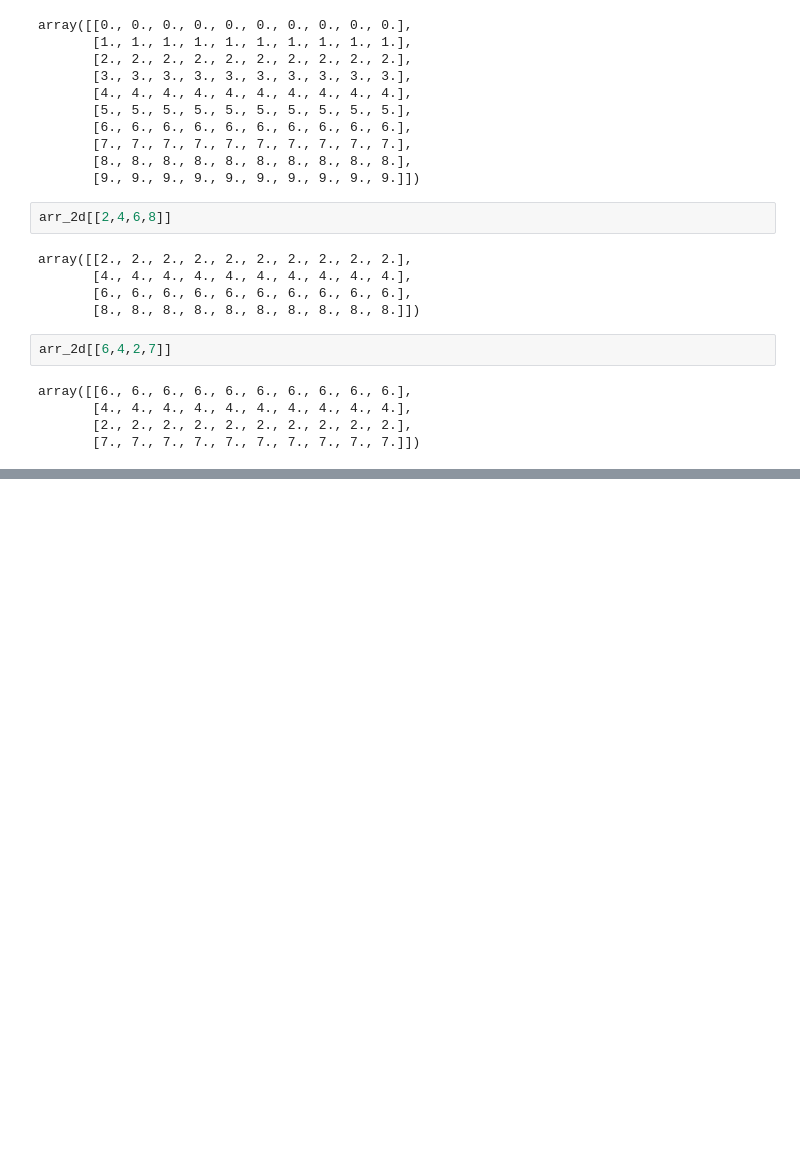
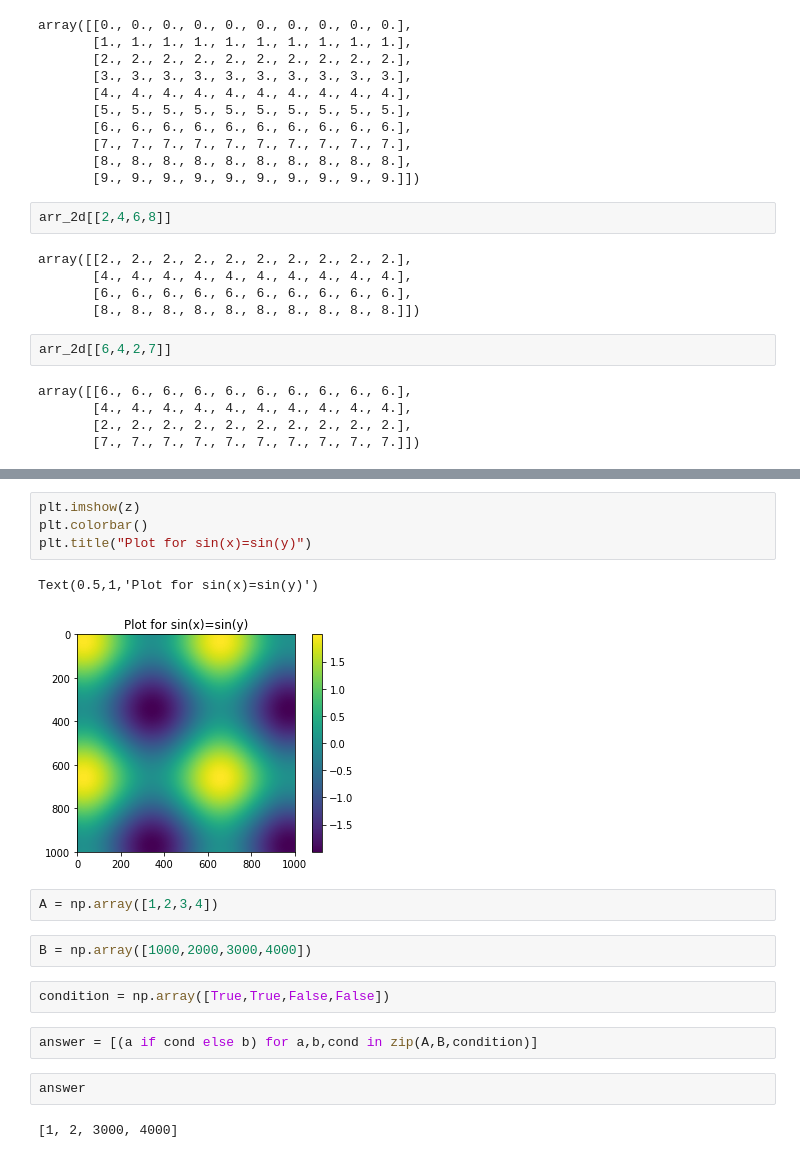
Before and after one commit to takguchi/memo, a Jupyter notebook: python/numpy.ipynb, the cells around one changed output, grey strips where cells are left out. Saved outputs shown, nothing was run; the diff lists cells and outputs as text; blank space fills up the shorter version.

```diff
--- a/python/numpy.ipynb
+++ b/python/numpy.ipynb
@@ -247,0 +438,19 @@ array([[6., 6., 6., 6., 6., 6., 6., 6., 6., 6.],
+# %%
+plt.imshow(z)
+plt.colorbar()
+plt.title("Plot for sin(x)=sin(y)")
+# %% [output]
+Text(0.5,1,'Plot for sin(x)=sin(y)')
+[figure, added]
+# %%
+A = np.array([1,2,3,4])
+# %%
+B = np.array([1000,2000,3000,4000])
+# %%
+condition = np.array([True,True,False,False])
+# %%
+answer = [(a if cond else b) for a,b,cond in zip(A,B,condition)]
+# %%
+answer
+# %% [output]
+[1, 2, 3000, 4000]
```
Also changed, not shown: parts of 77 cells of this notebook, 3 other files.
